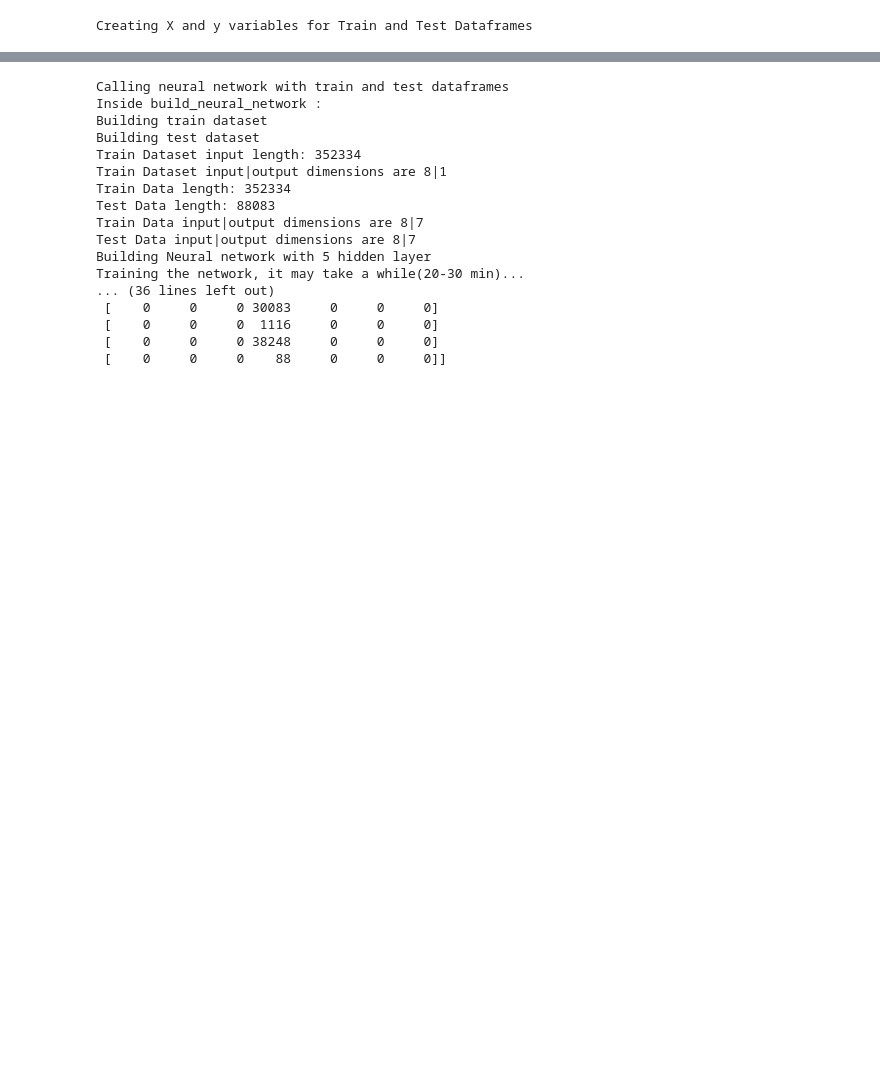
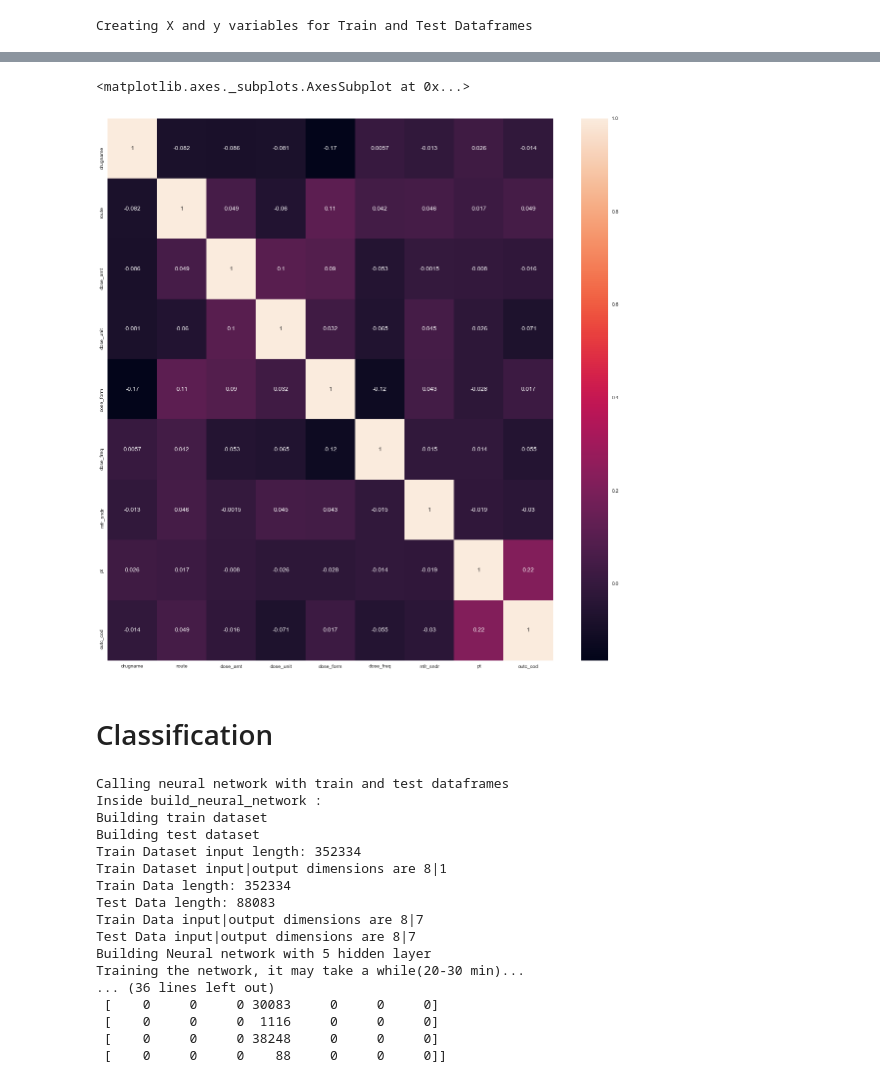
Before and after one commit to prashantvikramsingh/FAERS-FinalProject, a Jupyter notebook: FAERS-NeuralNetwork.ipynb, the cells around one changed output, grey strips where cells are left out. Cells and saved outputs as stored; diff of their text form; code cells hidden in the pictures; blank space fills up the shorter version.

Commit message:
new classification

```diff
--- a/FAERS-NeuralNetwork.ipynb
+++ b/FAERS-NeuralNetwork.ipynb
@@ -150,3 +195,14 @@ Creating X and y variables for Train and Test Dataframes
+# %%
+fig, ax = plt.subplots()
+fig.set_size_inches(20, 20)
+corr1 = mle_data_df.corr()
+corr1
+sns.heatmap(corr1,annot=True)
+# %% [output]
+<matplotlib.axes._subplots.AxesSubplot at 0x...>
+[figure, added]
+# %% [markdown]
+# Classification
 # %%
 #Calling Neural Network
 print("Calling neural network with train and test dataframes")
```
Also changed, not shown: parts of 17 cells of this notebook.
